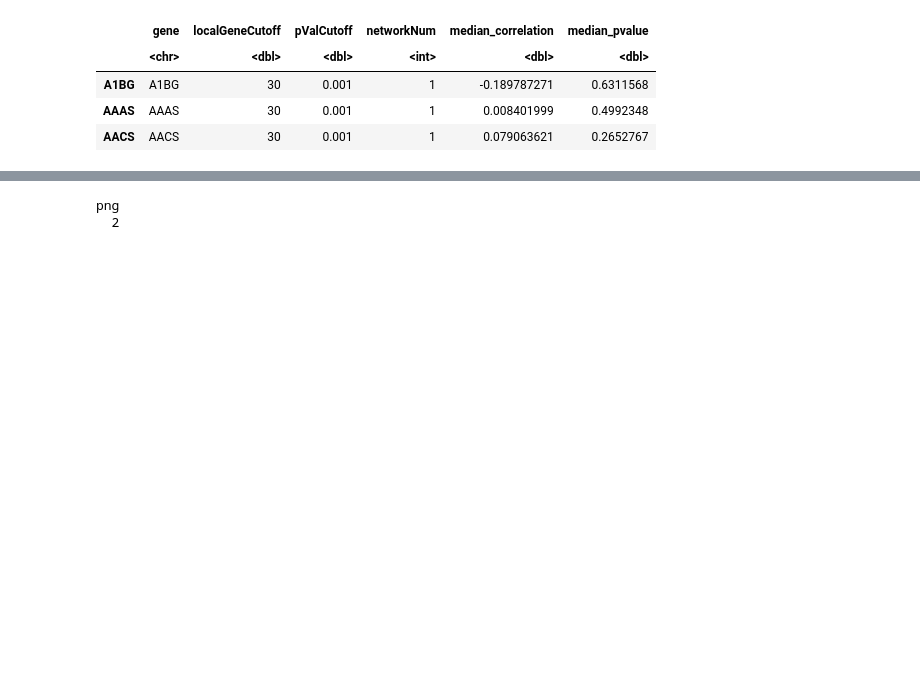
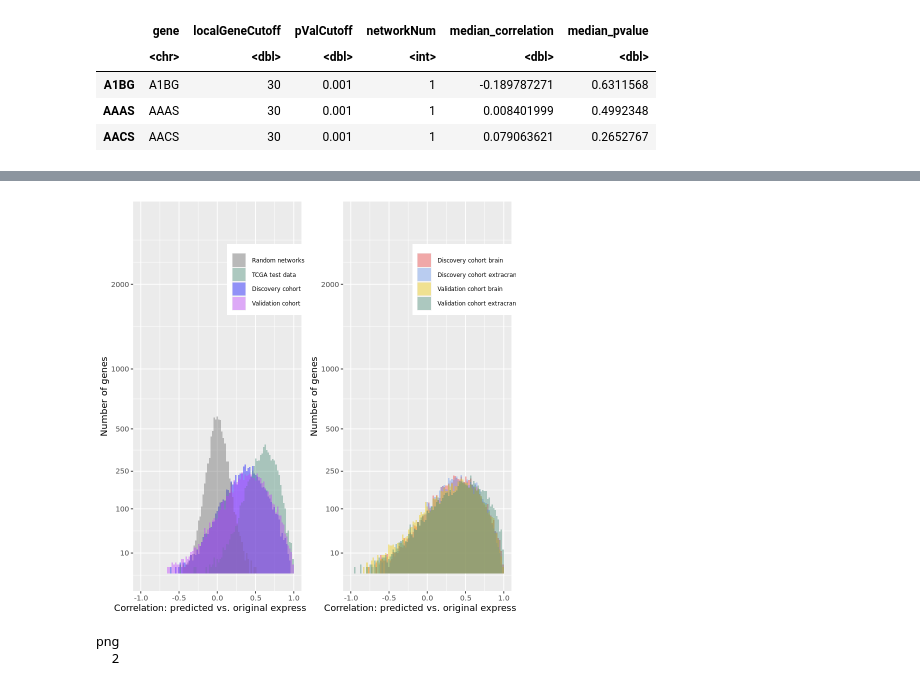
Before and after one commit to konradgrutz/MelBrainSys_networks, a Jupyter notebook: scripts/network-prediction-evaluation.r.ipynb, the cells around one changed output, grey strips where cells are left out. Saved outputs shown, nothing was run; the diff lists cells and outputs as text; code cells hidden in the pictures; blank space fills up the shorter version.

```diff
--- a/scripts/network-prediction-evaluation.r.ipynb
+++ b/scripts/network-prediction-evaluation.r.ipynb
@@ -530 +821,5 @@ p1
+# %%
+allplots = grid.arrange(p1,p2,nrow=1)
+# %% [output]
+[figure, added]
 # %%
```
Also changed, not shown: parts of 34 cells of this notebook, 50 other files.
